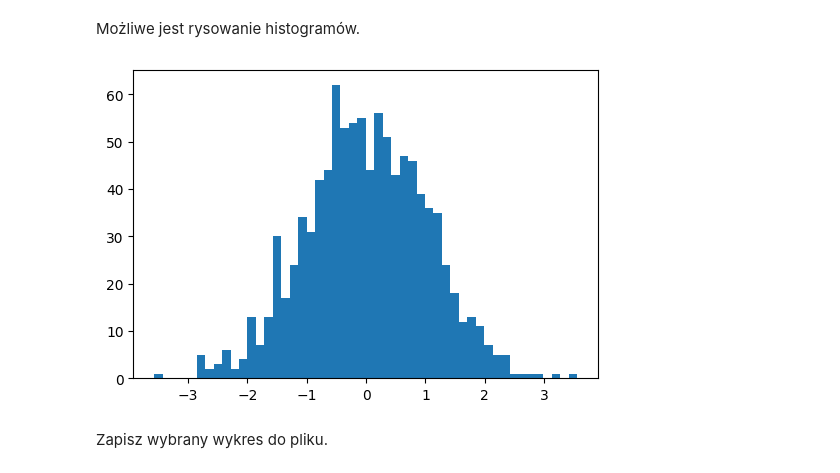
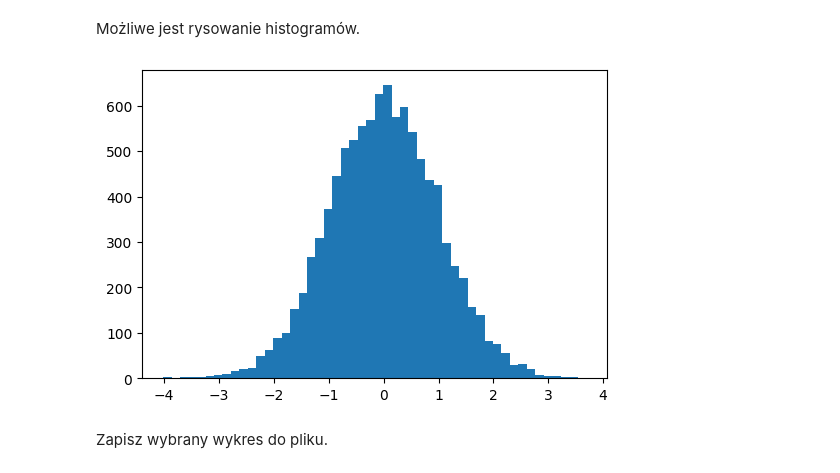
Before and after one commit to a-dubaj/pzpn, a Jupyter notebook: 07-matplotlib.ipynb, the cells around one changed output. Drawn from its saved outputs; the diff is of its cells as text; code cells hidden in the pictures.

```diff
--- a/07-matplotlib.ipynb
+++ b/07-matplotlib.ipynb
@@ -103,10 +103,10 @@ plt.scatter(x, y, c=kolor);
 # %% [markdown]
 Możliwe jest rysowanie histogramów.
 # %%
-v = np.random.normal(size=1000)
+v = np.random.normal(size=10000)
 plt.hist(v, bins=50);
 plt.savefig('draw.svg')
 # %% [output]
-[figure, old version]
+[figure, new version]
 # %% [markdown]
 Zapisz wybrany wykres do pliku.
```
